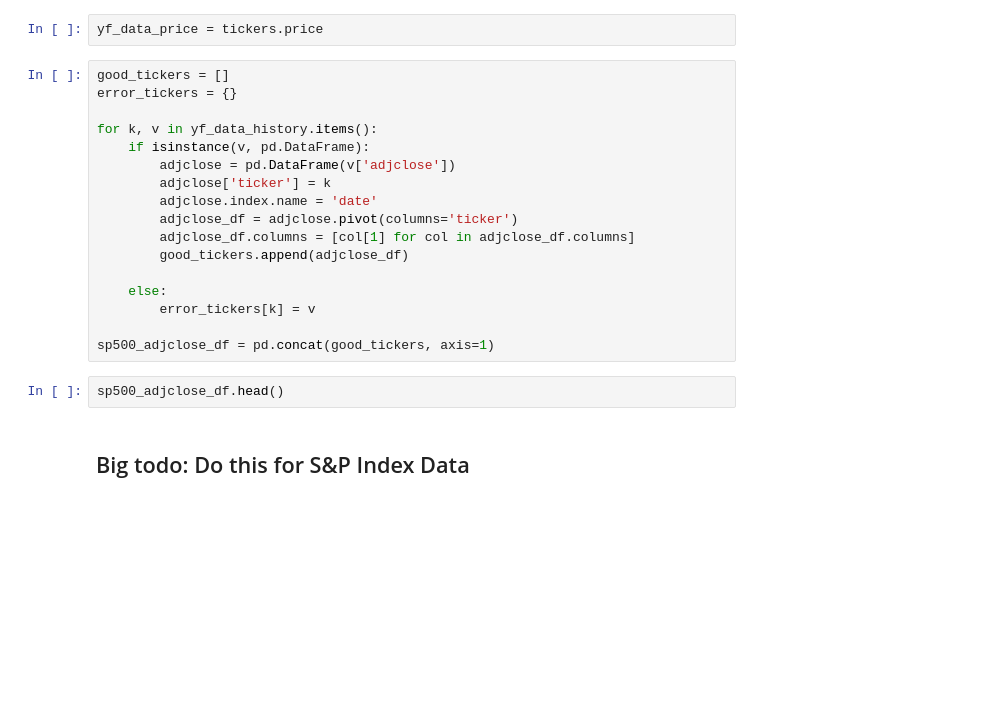
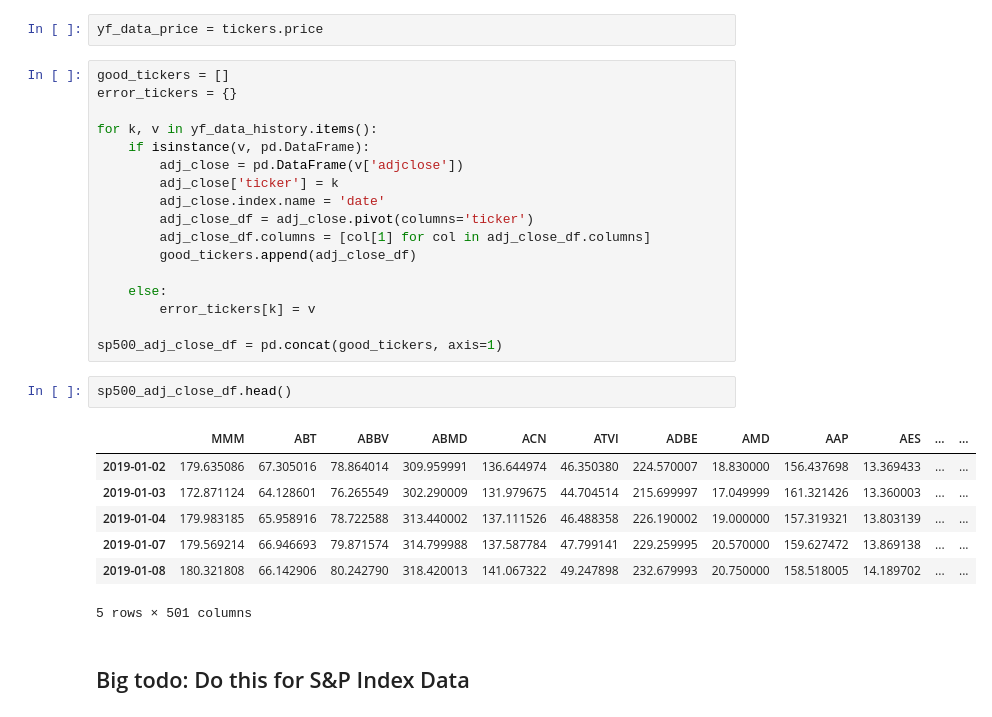
Before and after one commit to jujbates/Portfolio-Optimization, a Jupyter notebook: notebooks/exploratory/2.0-jujbates-S&P500-PO_data_wrangling.ipynb, the cells around one changed output. Cells and saved outputs as stored; diff of their text form; blank space fills up the shorter version.

```diff
--- a/notebooks/exploratory/2.0-jujbates-S&P500-PO_data_wrangling.ipynb
+++ b/notebooks/exploratory/2.0-jujbates-S&P500-PO_data_wrangling.ipynb
@@ -412,19 +412,27 @@ error_tickers = {}
 
 for k, v in yf_data_history.items():
     if isinstance(v, pd.DataFrame):
-        adjclose = pd.DataFrame(v['adjclose'])
-        adjclose['ticker'] = k
-        adjclose.index.name = 'date'
-        adjclose_df = adjclose.pivot(columns='ticker')
-        adjclose_df.columns = [col[1] for col in adjclose_df.columns]
-        good_tickers.append(adjclose_df)
+        adj_close = pd.DataFrame(v['adjclose'])
+        adj_close['ticker'] = k
+        adj_close.index.name = 'date'
+        adj_close_df = adj_close.pivot(columns='ticker')
+        adj_close_df.columns = [col[1] for col in adj_close_df.columns]
+        good_tickers.append(adj_close_df)
 
     else:
         error_tickers[k] = v
 
-sp500_adjclose_df = pd.concat(good_tickers, axis=1)
+sp500_adj_close_df = pd.concat(good_tickers, axis=1)
 # %%
-sp500_adjclose_df.head()
+sp500_adj_close_df.head()
+# %% [output]
+|  | MMM | ABT | ABBV | ABMD | ACN | ATVI | ADBE | AMD | AAP | AES | ... | ... |
+| 2019-01-02 | 179.635086 | 67.305016 | 78.864014 | 309.959991 | 136.644974 | 46.350380 | 224.570007 | 18.830000 | 156.437698 | 13.369433 | ... | ... |
+| 2019-01-03 | 172.871124 | 64.128601 | 76.265549 | 302.290009 | 131.979675 | 44.704514 | 215.699997 | 17.049999 | 161.321426 | 13.360003 | ... | ... |
+| 2019-01-04 | 179.983185 | 65.958916 | 78.722588 | 313.440002 | 137.111526 | 46.488358 | 226.190002 | 19.000000 | 157.319321 | 13.803139 | ... | ... |
+| 2019-01-07 | 179.569214 | 66.946693 | 79.871574 | 314.799988 | 137.587784 | 47.799141 | 229.259995 | 20.570000 | 159.627472 | 13.869138 | ... | ... |
+| 2019-01-08 | 180.321808 | 66.142906 | 80.242790 | 318.420013 | 141.067322 | 49.247898 | 232.679993 | 20.750000 | 158.518005 | 14.189702 | ... | ... |
+5 rows × 501 columns
 # %% [markdown]
 ## Big todo: Do this for S&P Index Data
 # %%
```
Also changed, not shown: parts of 22 cells of this notebook, 3 other files.
